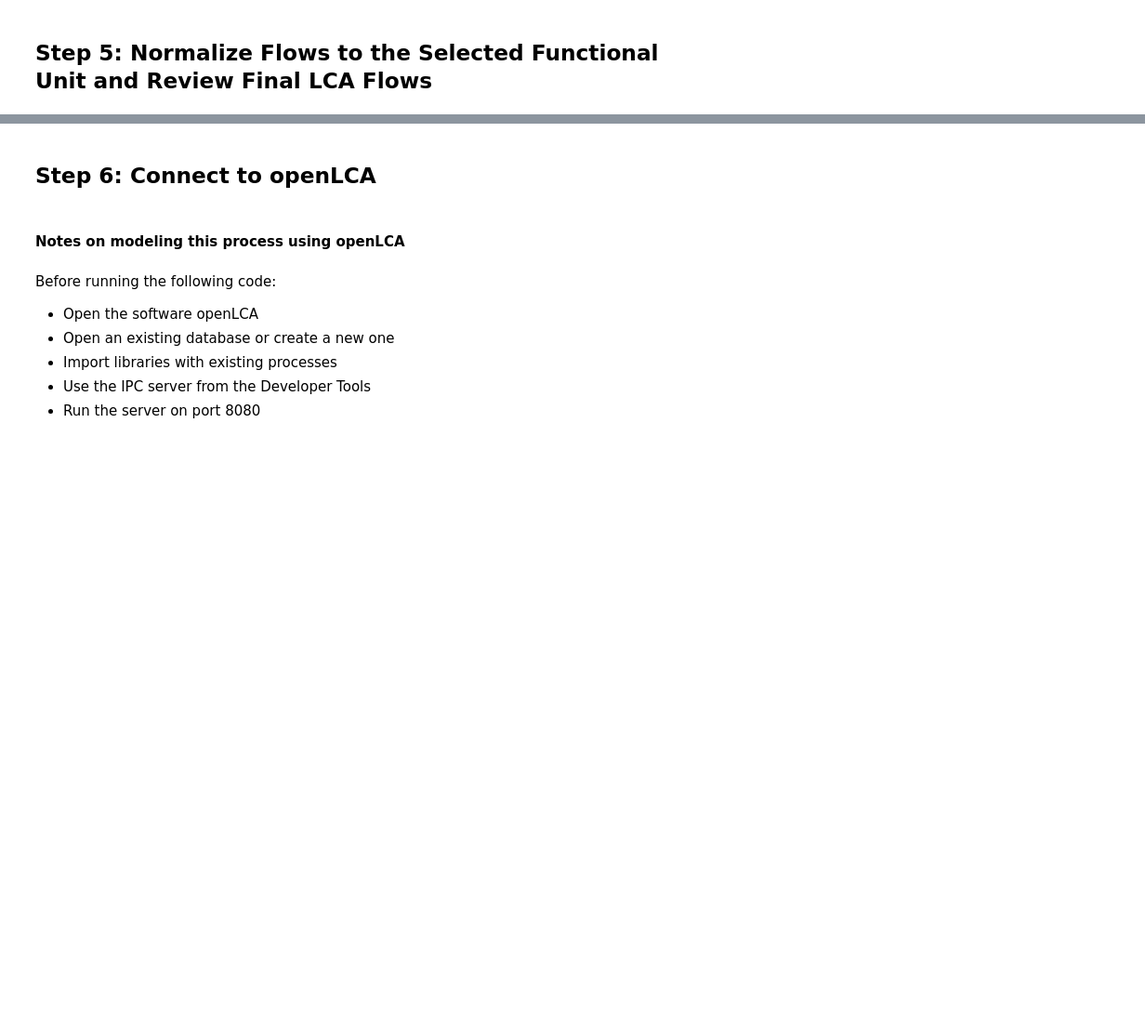
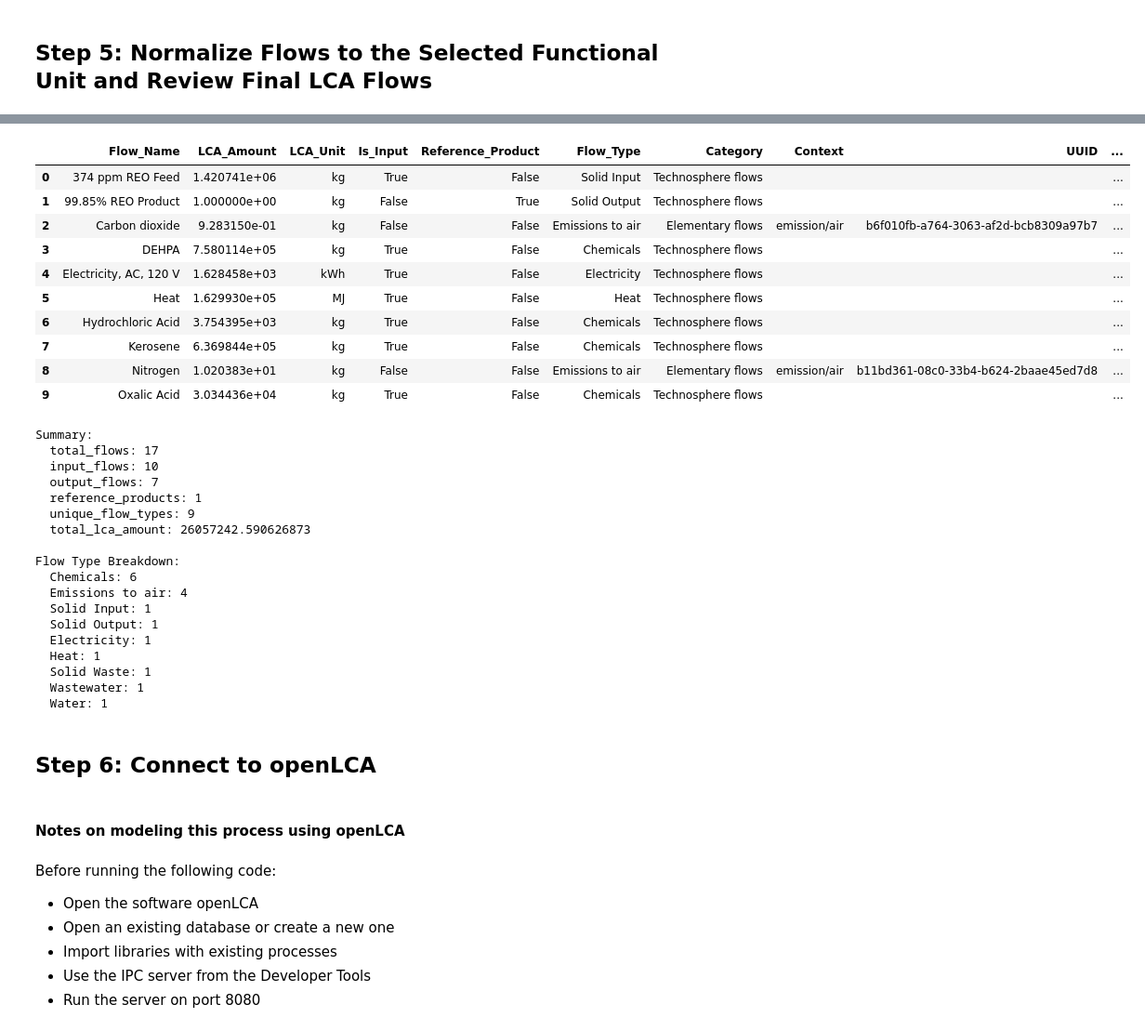
Before and after one commit to KeyLogicLCA/lca-prommis, a Jupyter notebook: PrOMMiS_LCA_Model.ipynb, the cells around one changed output, grey strips where cells are left out. Shown: that part at 93% size. Drawn from its saved outputs; the diff is of its cells as text; code cells hidden in the pictures; blank space fills up the shorter version.

```diff
--- a/PrOMMiS_LCA_Model.ipynb
+++ b/PrOMMiS_LCA_Model.ipynb
@@ -109,7 +109,7 @@ Summary:
 # The below code will normalize the converted prommis data to a functional unit
 # Note: This code is developed for the UKy flowsheet and the functional unit is automatically set to 1 kg of REO (combination of all REEs)
 # TODO: This code should be developed for the other flowsheets. To achieve this, the user should be able to specify the desired functional unit
-df = pd.read_csv('lca_df_converted.csv')
+df = pd.read_csv('output/lca_df_converted.csv')
 
 # Run the merge_flows function for the feed
 REO_list = [
@@ -158,5 +158,6 @@ try:
 except Exception as e:
     print(f"Error during finalization: {e}")
 
-finalized_df.to_csv('lca_df_finalized.csv', index=False)
+finalized_df.to_csv('output/lca_df_finalized.csv', index=False)
+finalized_df.head(10)
 # %% [output]
@@ -173,10 +174,39 @@ Summary:
 
 Flow Type Breakdown:
 ... (5 lines left out)
   Heat: 1
   Solid Waste: 1
   Wastewater: 1
   Water: 1
+|  | Flow_Name | LCA_Amount | LCA_Unit | Is_Input | Reference_Product | Flow_Type | Category | Context | UUID | ... |
+| 0 | 374 ppm REO Feed | 1.420741e+06 | kg | True | False | Solid Input | Technosphere flows |  |  | ... |
+| 1 | 99.85% REO Product | 1.000000e+00 | kg | False | True | Solid Output | Technosphere flows |  |  | ... |
+| 2 | Carbon dioxide | 9.283150e-01 | kg | False | False | Emissions to air | Elementary flows | emission/air | b6f010fb-a764-3063-af2d-bcb8309a97b7 | ... |
+| 3 | DEHPA | 7.580114e+05 | kg | True | False | Chemicals | Technosphere flows |  |  | ... |
+| 4 | Electricity, AC, 120 V | 1.628458e+03 | kWh | True | False | Electricity | Technosphere flows |  |  | ... |
+| 5 | Heat | 1.629930e+05 | MJ | True | False | Heat | Technosphere flows |  |  | ... |
+| 6 | Hydrochloric Acid | 3.754395e+03 | kg | True | False | Chemicals | Technosphere flows |  |  | ... |
+| 7 | Kerosene | 6.369844e+05 | kg | True | False | Chemicals | Technosphere flows |  |  | ... |
+| 8 | Nitrogen | 1.020383e+01 | kg | False | False | Emissions to air | Elementary flows | emission/air | b11bd361-08c0-33b4-b624-2baae45ed7d8 | ... |
+| 9 | Oxalic Acid | 3.034436e+04 | kg | True | False | Chemicals | Technosphere flows |  |  | ... |
+Summary:
+  total_flows: 17
+  input_flows: 10
+  output_flows: 7
+  reference_products: 1
+  unique_flow_types: 9
+  total_lca_amount: 26057242.590626873
+
+Flow Type Breakdown:
+  Chemicals: 6
+  Emissions to air: 4
+  Solid Input: 1
+  Solid Output: 1
+  Electricity: 1
+  Heat: 1
+  Solid Waste: 1
+  Wastewater: 1
+  Water: 1
 # %% [markdown]
 ## <span style="color:black; font-weight:bold"> Step 6: Connect to openLCA </span>
 # %% [markdown]
```
Also changed, not shown: parts of 6 cells of this notebook, 13 other files.
